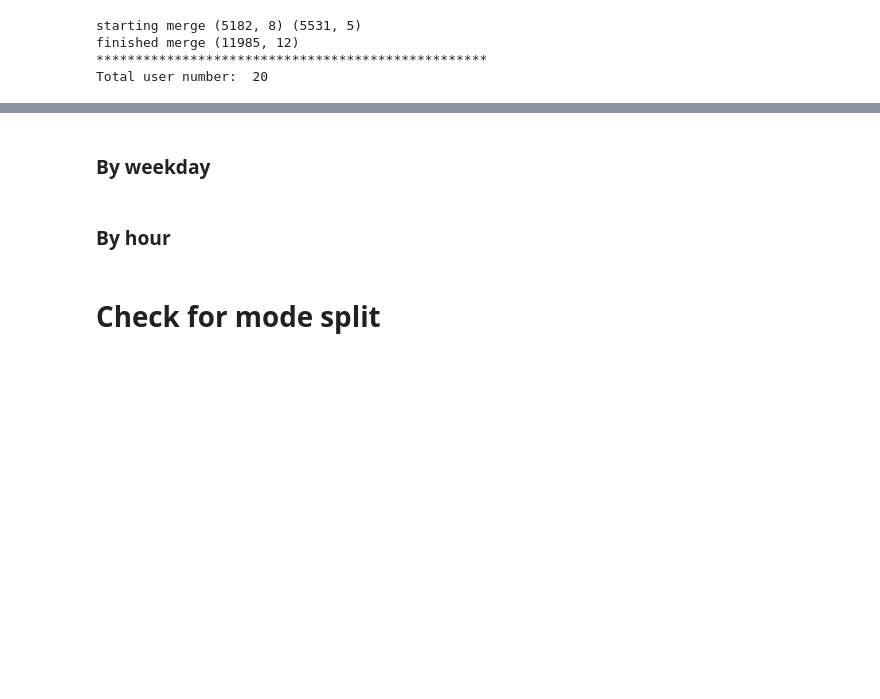
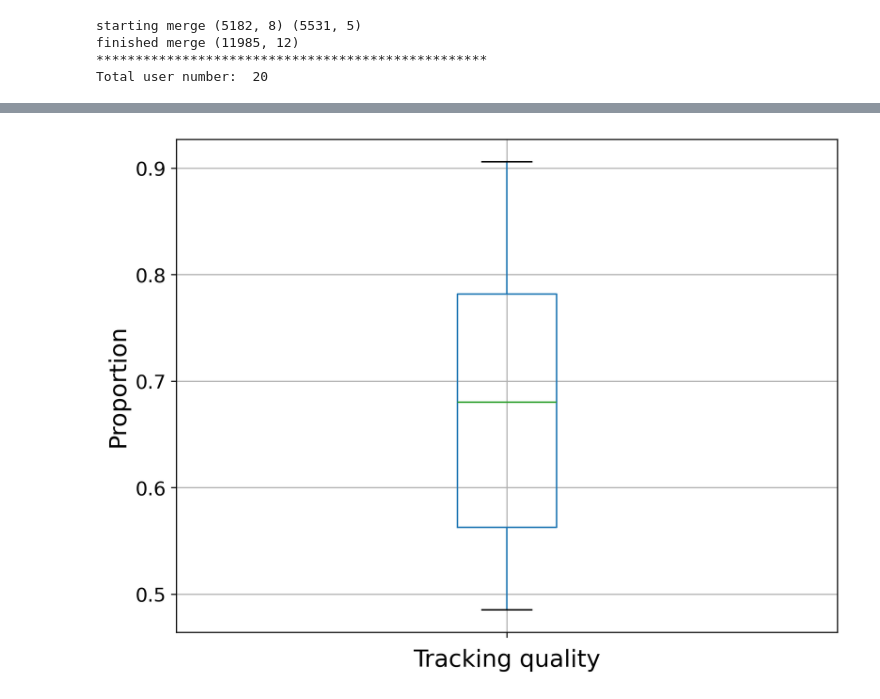
Before and after one commit to mie-lab/trackintel-tutorial, a Jupyter notebook: sigspatial23/prepare/preparation.ipynb, the cells around one changed output, grey strips where cells are left out. Cells and saved outputs as stored; diff of their text form; code cells hidden in the pictures; blank space fills up the shorter version.

```diff
--- a/sigspatial23/prepare/preparation.ipynb
+++ b/sigspatial23/prepare/preparation.ipynb
@@ -9,6 +10,21 @@ import pickle as pickle
 import trackintel as ti
 from trackintel.io.dataset_reader import read_geolife, geolife_add_modes_to_triplegs
 from trackintel.analysis.tracking_quality import temporal_tracking_quality, _split_overlaps
+# %%
+import matplotlib
+import matplotlib.pyplot as plt
+import matplotlib.dates as mdates
+
+
+colors = plt.rcParams["axes.prop_cycle"].by_key()["color"]
+
+matplotlib.rcParams["figure.dpi"] = 300
+matplotlib.rcParams["xtick.labelsize"] = 13
+matplotlib.rcParams["ytick.labelsize"] = 13
+np.set_printoptions(precision=4)
+np.set_printoptions(suppress=True)
+
+%matplotlib inline
 # %%
 print(ti.__version__)
 # %% [output]
@@ -191,4 +181,0 @@ total_quality
-# %%
-# get quality
-total_quality = temporal_tracking_quality(df_all, granularity="all")
-total_quality
@@ -202,6 +181,0 @@ total_quality
-# %% [markdown]
-### By weekday
-# %% [markdown]
-### By hour
-# %% [markdown]
-# Check for mode split
@@ -271,0 +182,10 @@ trips = (
+# %%
+boxplot = total_quality.boxplot(column="quality", figsize=(8, 6))
+
+boxplot.set_xticklabels([])
+
+plt.xlabel("Tracking quality", fontsize=16)
+plt.ylabel("Proportion", fontsize=16)
+plt.show()
+# %% [output]
+[figure, added]
```
Also changed, not shown: parts of 12 cells of this notebook, 1 other file.
